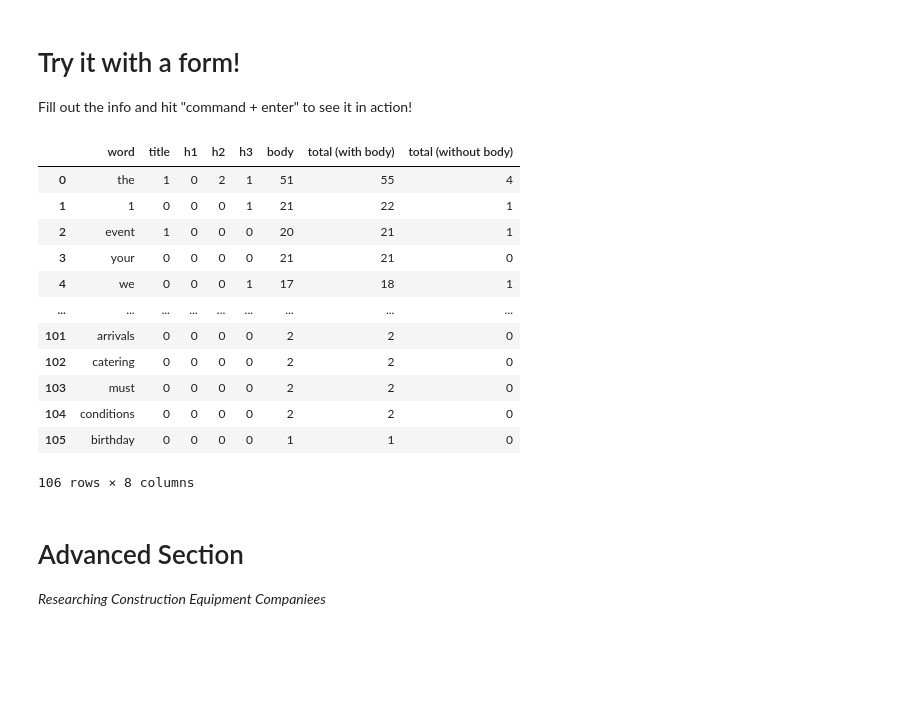
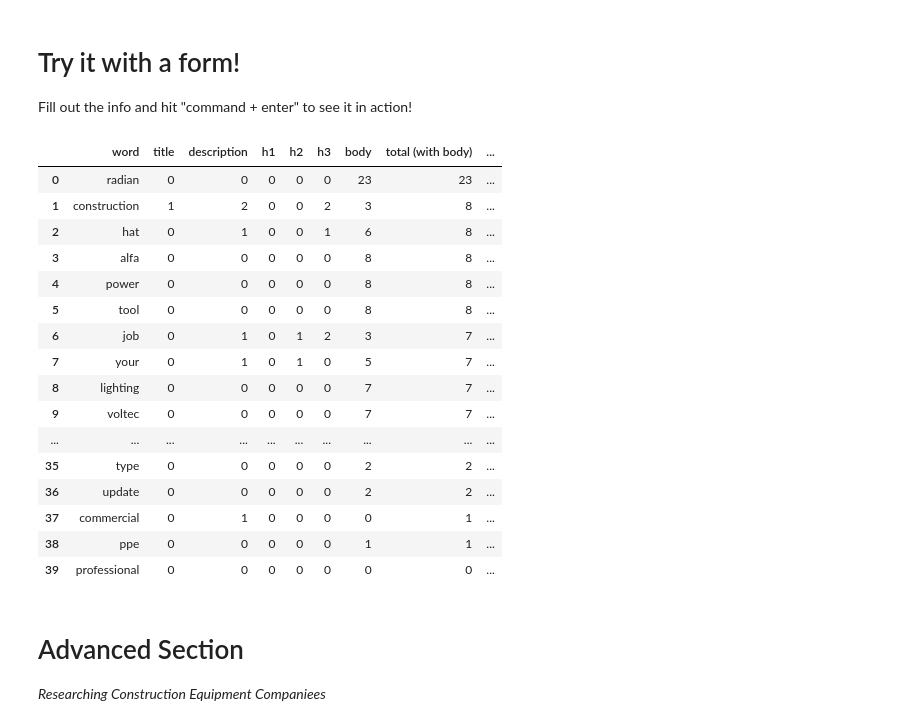
Before and after one commit to ybressler/Web-Scraping, a Jupyter notebook: Web_Scraper.ipynb, the cells around one changed output. Drawn from its saved outputs; the diff is of its cells as text; code cells hidden in the pictures; blank space fills up the shorter version.

```diff
--- a/Web_Scraper.ipynb
+++ b/Web_Scraper.ipynb
@@ -31,7 +31,7 @@ skip_words = [
   'its','when','or','no','pm','am',
    'here','go','will','learn','buy',
     'more','please','sale','he','be','word','by','ftd',
-    'the',
+    'the', '','let', 'do',
 
 ]
 
@@ -61,6 +61,7 @@ def clean_your_tags(words_list):
 import requests
 from bs4 import BeautifulSoup
 import pandas as pd
+import inflect
 
 def digest_a_web_page( url='https://www.trufflesmystery.com', n_min=1, specific_words = []):
   """
@@ -77,6 +78,12 @@ def digest_a_web_page( url='https://www.trufflesmystery.com', n_min=1, specific_
   # Get the title
   title = f_only_words(soup.title.text.lower())
 
+  # Get the description
+  description = soup.find('meta', attrs={'property':'og:description'})
+
+  # If description meta tag was found, then get the content
+  description = f_only_words(description.get('content')) if description else ''
+
   # Get the h tags
   h1 = [f_only_words(x.text.lower()) for x in soup.find_all('h1')]
   h2 = [f_only_words(x.text.lower()) for x in soup.find_all('h2')]
@@ -89,7 +96,7 @@ def digest_a_web_page( url='https://www.trufflesmystery.com', n_min=1, specific_
 
   # get all the words which are left
   all_words = []
-  for x in [title, h1, h2, h3, body]:
+  for x in [title, description, h1, h2, h3, body]:
     all_words += clean_your_tags(x)
 
 
@@ -106,7 +113,7 @@ def digest_a_web_page( url='https://www.trufflesmystery.com', n_min=1, specific_
   records = []
   for word in unique_words:
     rec = {'word':word}
-    for x, x_label in zip([title, h1, h2, h3, body], ['title', 'h1', 'h2', 'h3', 'body']):
+    for x, x_label in zip([title, description, h1, h2, h3, body], ['title', 'description', 'h1', 'h2', 'h3', 'body']):
       count = ' '.join(x).count(word) if type(x)!=str else x.count(word)
       rec[x_label] = count
 
@@ -116,10 +123,22 @@ def digest_a_web_page( url='https://www.trufflesmystery.com', n_min=1, specific_
 
   # All done
   df = pd.DataFrame.from_records(records)
+
+  # drop all the skip words
+  df = df[~df['word'].isin(skip_words)]
+
+  # also, merge words that are plural
+  p = inflect.engine()
+  p_f = lambda x: p.singular_noun(x) if p.singular_noun(x) else x
+  df['word'] = df['word'].apply(p_f)
+  df = df.groupby('word',as_index=False).sum()
+
   df['total (with body)'] = df.sum(axis=1)
   df['total (without body)'] = df.drop(columns='total (with body)').sum(axis=1) - df['body']
   df.sort_values(by=['total (with body)','total (without body)', 'h1'], ascending=False, inplace=True)
   df.reset_index(drop=True,inplace=True)
+
+
   return df
 
 
@@ -165,45 +184,49 @@ Fill out the info and hit "command + enter" to see it in action!
 # %%
 #@title Input for Web Scraper
 #@markdown Words about the stuff. _Okay?_
 
-website = "https://www.thecauldron.nyc/groups" #@param {type:"string"}
+website = "https://www.wryker.com" #@param {type:"string"}
 minimum_cutoff = 1  #@param {type: "slider", min: 0, max: 5}
 
 #@markdown Enter each word separated by a comma
-specific_words = 'birthday' #@param {type: "string"}
+specific_words = '' #@param {type: "string"}
 
 save_file_ = "No" #@param ["Yes", "No"] {allow-input: false}
 
 
 
 # Perform the execution
 df = digest_a_web_page(website, n_min=minimum_cutoff, specific_words=specific_words.split(','))
 
 
 if save_file_==True:
   url_name = url.split('.',)[0].split('/')[-1].title()
   file_name = f'Web Scraping – {url_name}.csv'
   with open(file_name, 'w') as f:
     f.write(df.to_csv())
   files.download(file_name)
 else:
   # print(df)
   None
 df
 # %% [output]
-|  | word | title | h1 | h2 | h3 | body | total (with body) | total (without body) |
-| 0 | the | 1 | 0 | 2 | 1 | 51 | 55 | 4 |
-| 1 | 1 | 0 | 0 | 0 | 1 | 21 | 22 | 1 |
-| 2 | event | 1 | 0 | 0 | 0 | 20 | 21 | 1 |
-| 3 | your | 0 | 0 | 0 | 0 | 21 | 21 | 0 |
-| 4 | we | 0 | 0 | 0 | 1 | 17 | 18 | 1 |
-| ... | ... | ... | ... | ... | ... | ... | ... | ... |
-| 101 | arrivals | 0 | 0 | 0 | 0 | 2 | 2 | 0 |
-| 102 | catering | 0 | 0 | 0 | 0 | 2 | 2 | 0 |
-| 103 | must | 0 | 0 | 0 | 0 | 2 | 2 | 0 |
-| 104 | conditions | 0 | 0 | 0 | 0 | 2 | 2 | 0 |
-| 105 | birthday | 0 | 0 | 0 | 0 | 1 | 1 | 0 |
+|  | word | title | description | h1 | h2 | h3 | body | total (with body) | ... |
+| 0 | radian | 0 | 0 | 0 | 0 | 0 | 23 | 23 | ... |
+| 1 | construction | 1 | 2 | 0 | 0 | 2 | 3 | 8 | ... |
+| 2 | hat | 0 | 1 | 0 | 0 | 1 | 6 | 8 | ... |
+| 3 | alfa | 0 | 0 | 0 | 0 | 0 | 8 | 8 | ... |
+| 4 | power | 0 | 0 | 0 | 0 | 0 | 8 | 8 | ... |
+| 5 | tool | 0 | 0 | 0 | 0 | 0 | 8 | 8 | ... |
+| 6 | job | 0 | 1 | 0 | 1 | 2 | 3 | 7 | ... |
+| 7 | your | 0 | 1 | 0 | 1 | 0 | 5 | 7 | ... |
+| 8 | lighting | 0 | 0 | 0 | 0 | 0 | 7 | 7 | ... |
+| 9 | voltec | 0 | 0 | 0 | 0 | 0 | 7 | 7 | ... |
+| ... | ... | ... | ... | ... | ... | ... | ... | ... | ... |
+| 35 | type | 0 | 0 | 0 | 0 | 0 | 2 | 2 | ... |
+| 36 | update | 0 | 0 | 0 | 0 | 0 | 2 | 2 | ... |
+| 37 | commercial | 0 | 1 | 0 | 0 | 0 | 0 | 1 | ... |
+| 38 | ppe | 0 | 0 | 0 | 0 | 0 | 1 | 1 | ... |
+| 39 | professional | 0 | 0 | 0 | 0 | 0 | 0 | 0 | ... |
-106 rows × 8 columns
 # %% [markdown]
 # Advanced Section
 _Researching Construction Equipment Companiees_
```
Also changed, not shown: parts of 1 cell of this notebook.
